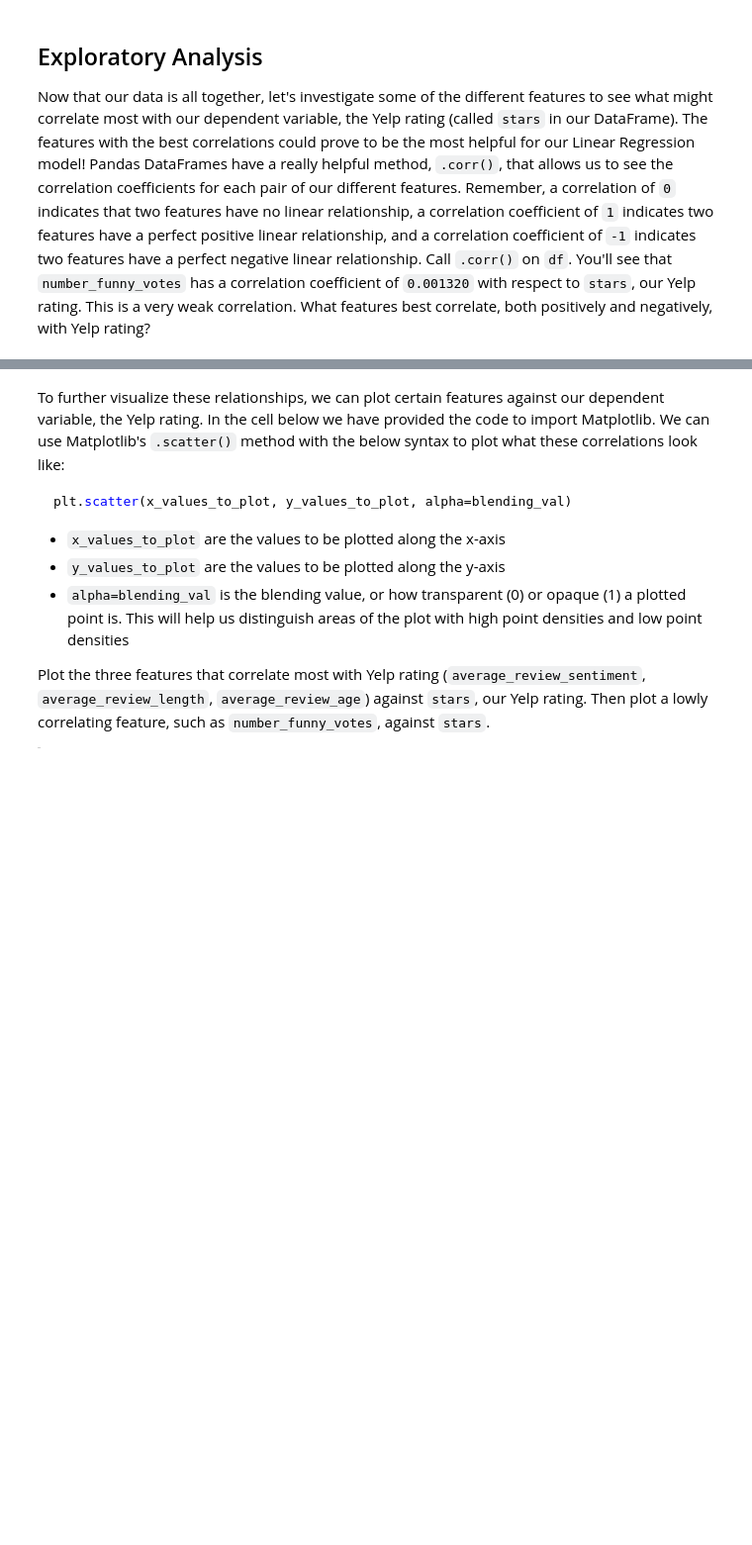
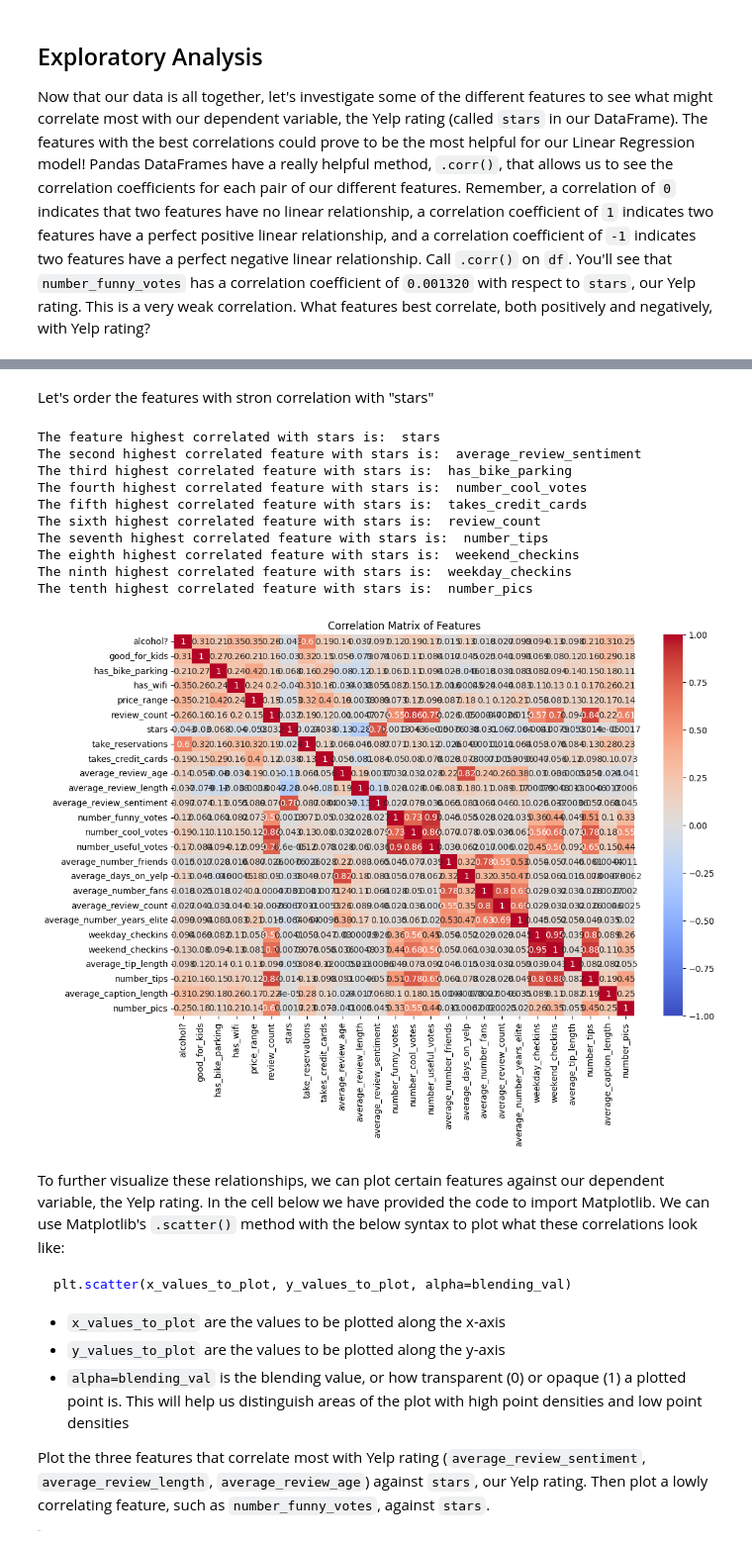
Before and after one commit to Tuminha/Restaurant-Rating, a Jupyter notebook: restaurant_rating_project.ipynb, the cells around one changed output, grey strips where cells are left out. Shown at 99% size. Saved outputs shown, nothing was run; the diff lists cells and outputs as text; code cells hidden in the pictures; blank space fills up the shorter version.

```diff
--- a/restaurant_rating_project.ipynb
+++ b/restaurant_rating_project.ipynb
@@ -460,3 +501,39 @@ Now that our data is all together, let's investigate some of the different featu
+# %% [markdown]
+Let's order the features with stron correlation with "stars"
+# %%
+from matplotlib import pyplot as plt
+import seaborn as sns
+
+# Ordering the features with strong correlation with "stars"
+df.corr()['stars'].sort_values(ascending=False)
+
+# Plotting the correlation matrix
+plt.figure(figsize=(12, 8))
+sns.heatmap(df.corr(), annot=True, cmap='coolwarm', vmin=-1, vmax=1)
+plt.title('Correlation Matrix of Features')
+
+print("The feature highest correlated with stars is: ", df.corr()['stars'].sort_values(ascending=False).index[0])
+print("The second highest correlated feature with stars is: ", df.corr()['stars'].sort_values(ascending=False).index[1])
+print("The third highest correlated feature with stars is: ", df.corr()['stars'].sort_values(ascending=False).index[2])
+print("The fourth highest correlated feature with stars is: ", df.corr()['stars'].sort_values(ascending=False).index[3])
+print("The fifth highest correlated feature with stars is: ", df.corr()['stars'].sort_values(ascending=False).index[4])
+print("The sixth highest correlated feature with stars is: ", df.corr()['stars'].sort_values(ascending=False).index[5])
+print("The seventh highest correlated feature with stars is: ", df.corr()['stars'].sort_values(ascending=False).index[6])
+print("The eighth highest correlated feature with stars is: ", df.corr()['stars'].sort_values(ascending=False).index[7])
+print("The ninth highest correlated feature with stars is: ", df.corr()['stars'].sort_values(ascending=False).index[8])
+print("The tenth highest correlated feature with stars is: ", df.corr()['stars'].sort_values(ascending=False).index[9])
+# %% [output]
+The feature highest correlated with stars is:  stars
+The second highest correlated feature with stars is:  average_review_sentiment
+The third highest correlated feature with stars is:  has_bike_parking
+The fourth highest correlated feature with stars is:  number_cool_votes
+The fifth highest correlated feature with stars is:  takes_credit_cards
+The sixth highest correlated feature with stars is:  review_count
+The seventh highest correlated feature with stars is:  number_tips
+The eighth highest correlated feature with stars is:  weekend_checkins
+The ninth highest correlated feature with stars is:  weekday_checkins
+The tenth highest correlated feature with stars is:  number_pics
+[figure, added]
 # %% [markdown]
 To further visualize these relationships, we can plot certain features against our dependent variable, the Yelp rating. In the cell below we have provided the code to import Matplotlib. We can use Matplotlib's `.scatter()` method with the below syntax to plot what these correlations look like:
 
```
Also changed, not shown: parts of 39 cells of this notebook, 1 other file.
